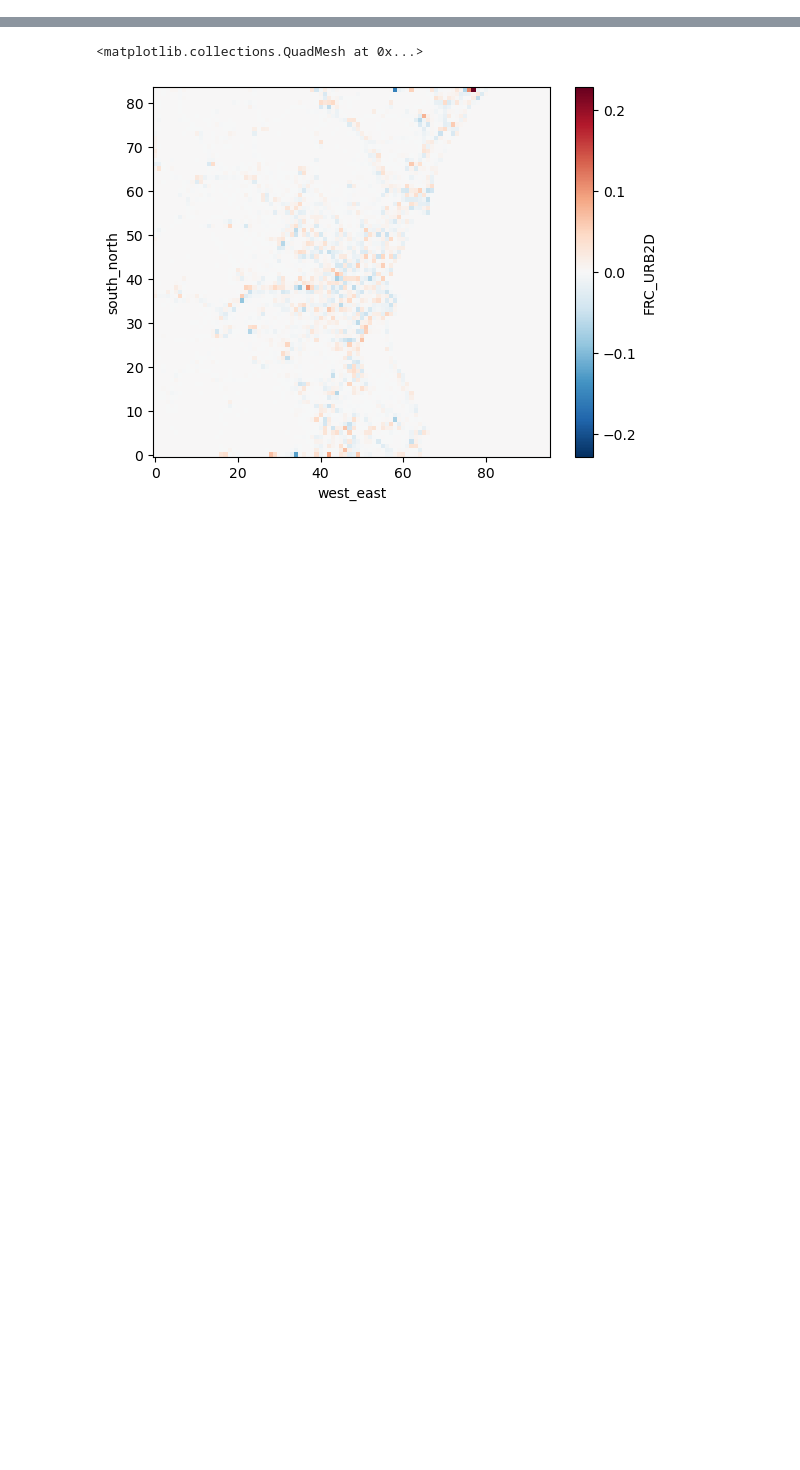
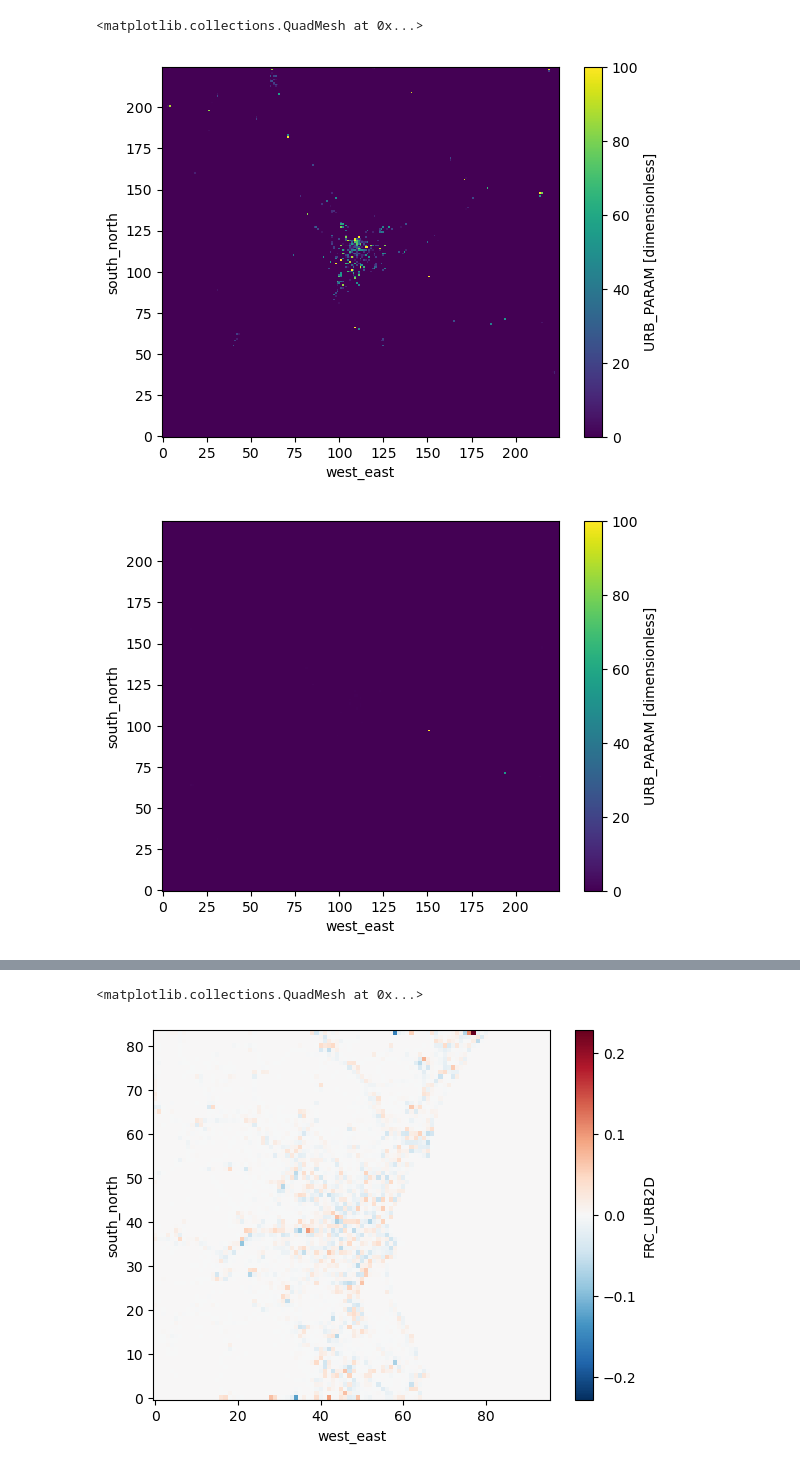
Before and after one commit to jacobogabeiraspenas/wrfup, a Jupyter notebook: 00test/Untitled.ipynb, the cells around one changed output, grey strips where cells are left out. Drawn from its saved outputs; the diff is of its cells as text; code cells hidden in the pictures; blank space fills up the shorter version.

```diff
--- a/00test/Untitled.ipynb
+++ b/00test/Untitled.ipynb
@@ -9,0 +12,8 @@ ds['FRC_URB2D'].plot()
+# %%
+ds00['URB_PARAM'][0,120].plot()
+plt.figure()
+ds01['URB_PARAM'][0,120].plot()
+# %% [output]
+<matplotlib.collections.QuadMesh at 0x...>
+[figure, added]
+[figure, added]
```
Also changed, not shown: parts of 10 cells of this notebook, 11 other files.
